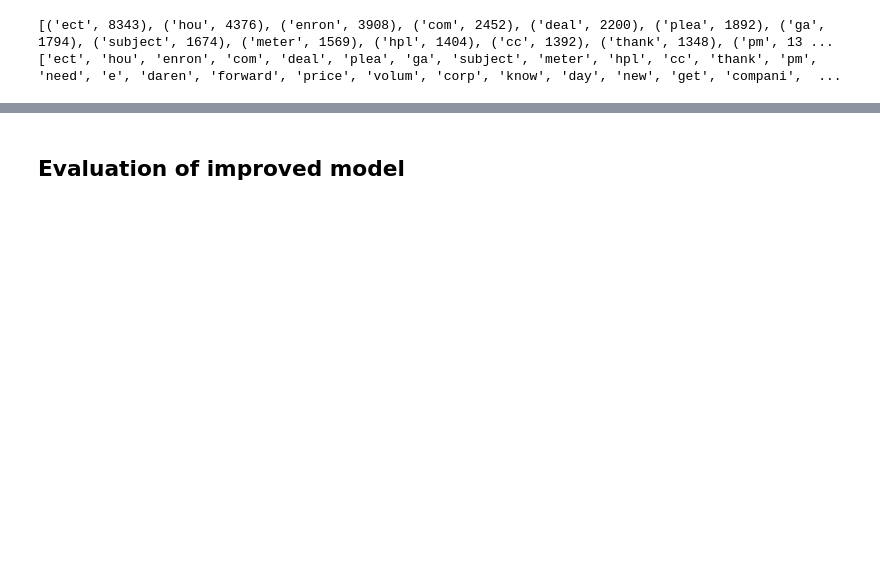
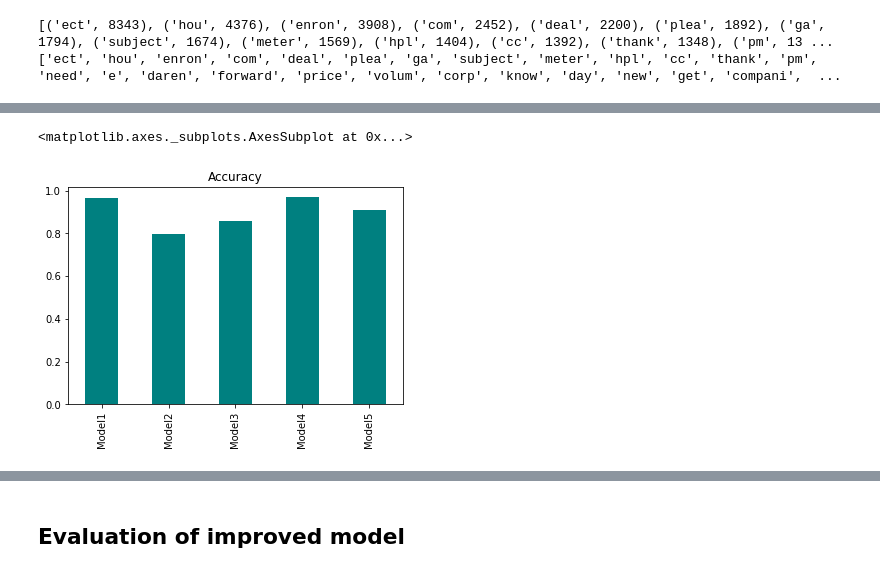
Before and after one commit to fezilemahlangu/Natural-Language-Processing-Project, a Jupyter notebook: NLP_project.ipynb, the cells around one changed output, grey strips where cells are left out. Drawn from its saved outputs; the diff is of its cells as text; code cells hidden in the pictures; blank space fills up the shorter version.

```diff
--- a/NLP_project.ipynb
+++ b/NLP_project.ipynb
@@ -487,0 +748,13 @@ Model3 = MultinomialNB().fit(trans_x_dense,train_y) #multi ???
+# %%
+acc = [dict1["accuracy"],dict2["accuracy"],dict3["accuracy"],dict4["accuracy"],dict5["accuracy"]]
+f1_0 = [dict1['0']['f1-score'],dict2['0']['f1-score'],dict3['0']['f1-score'],dict4['0']['f1-score'],dict5['0']['f1-score']]
+f1_1 = [dict1['1']['f1-score'],dict2['1']['f1-score'],dict3['1']['f1-score'],dict4['1']['f1-score'],dict5['1']['f1-score']]
+precision_0 = [dict1['0']['precision'],dict2['0']['precision'],dict3['0']['precision'],dict4['0']['precision'],dict5['0']['precision']]
+precision_1 = [dict1['1']['precision'],dict2['1']['precision'],dict3['1']['precision'],dict4['1']['precision'],dict5['1']['precision']]
+recall_0 = [dict1['0']['recall'],dict2['0']['recall'],dict3['0']['recall'],dict4['0']['recall'],dict5['0']['recall']]
+recall_1 =[dict1['1']['recall'],dict2['1']['recall'],dict3['1']['recall'],dict4['1']['recall'],dict5['1']['recall']]
+
+index = ['Model1', 'Model2','Model3', 'Model4','Model5']
+df1 = pd.DataFrame({'acc': acc,
+                   'f1_0': f1_0, 'f1_1':f1_1, 'precision_0':precision_0, 'precision_1':precision_1,'recall_0':recall_0,'recall_1':recall_1}, index=index)
+df1
@@ -487,0 +768,5 @@ Model3 = MultinomialNB().fit(trans_x_dense,train_y) #multi ???
+# %%
+df1['acc'].plot.bar(title = "Accuracy",color="teal")
+# %% [output]
+<matplotlib.axes._subplots.AxesSubplot at 0x...>
+[figure, added]
```
Also changed, not shown: parts of 63 cells of this notebook.
